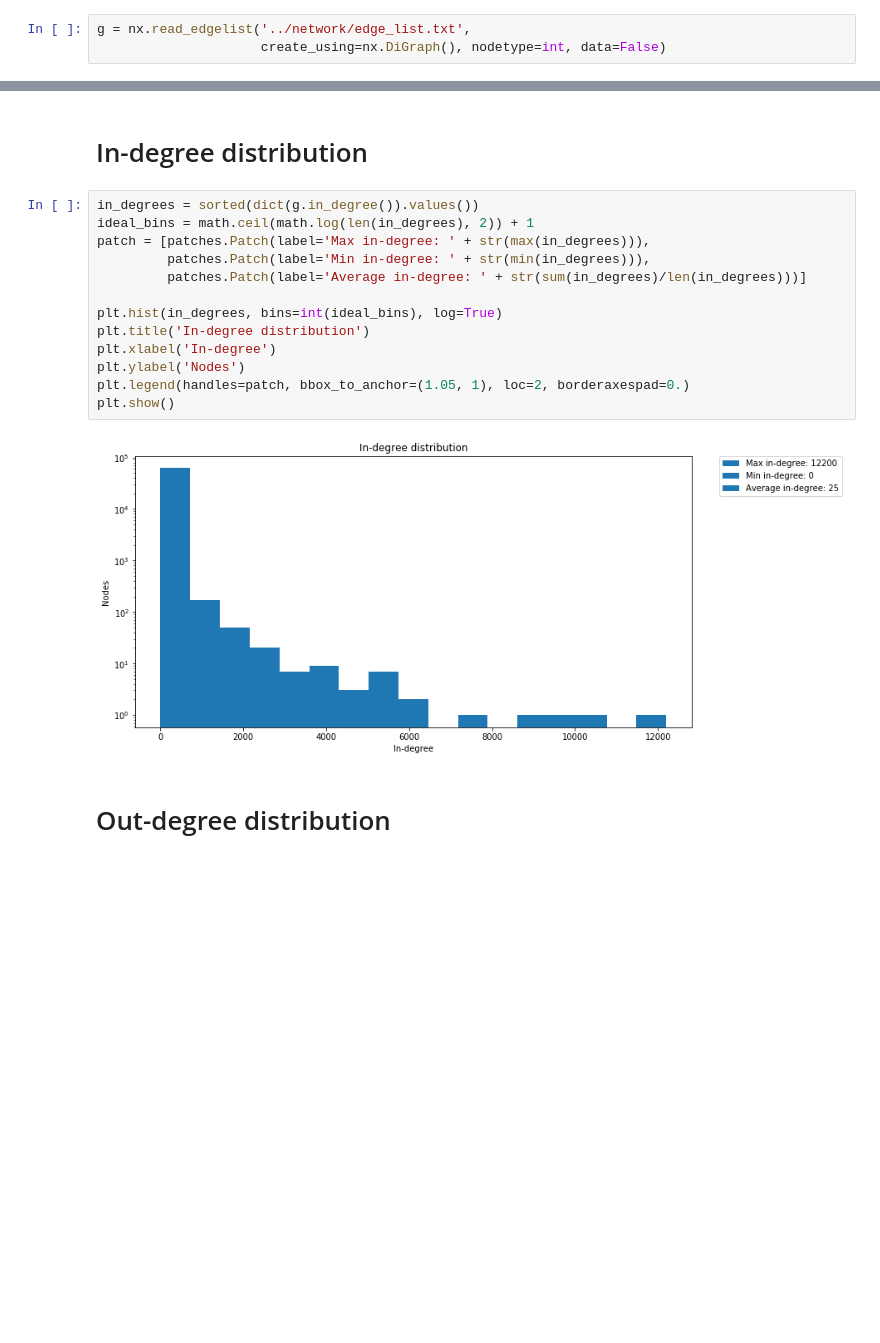
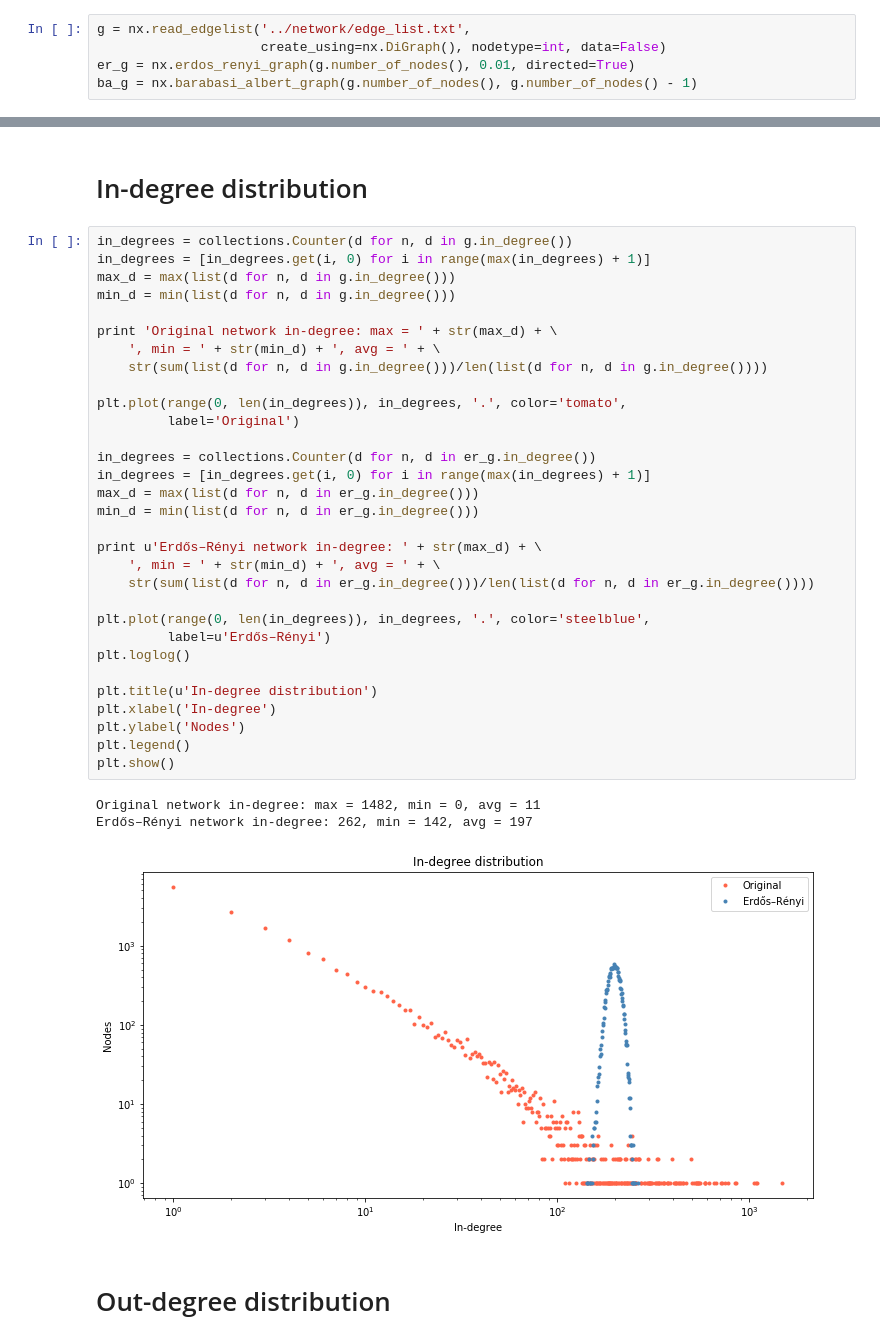
Before and after one commit to biyanisuraj/the_facebook_scandal, a Jupyter notebook: scripts/visualization/network_analysis.ipynb, the cells around one changed output, grey strips where cells are left out. Saved outputs shown, nothing was run; the diff lists cells and outputs as text; blank space fills up the shorter version.

```diff
--- a/scripts/visualization/network_analysis.ipynb
+++ b/scripts/visualization/network_analysis.ipynb
@@ -10,5 +10,7 @@ plt.rcParams["figure.figsize"] = [12., 6.]
 # %%
 g = nx.read_edgelist('../network/edge_list.txt',
                      create_using=nx.DiGraph(), nodetype=int, data=False)
+er_g = nx.erdos_renyi_graph(g.number_of_nodes(), 0.01, directed=True)
+ba_g = nx.barabasi_albert_graph(g.number_of_nodes(), g.number_of_nodes() - 1)
 # %% [markdown]
 # Nodes, edges and selfloops
@@ -27,19 +39,39 @@ True
 # %% [markdown]
 # In-degree distribution
-# %%
-in_degrees = sorted(dict(g.in_degree()).values())
-ideal_bins = math.ceil(math.log(len(in_degrees), 2)) + 1
-patch = [patches.Patch(label='Max in-degree: ' + str(max(in_degrees))),
-         patches.Patch(label='Min in-degree: ' + str(min(in_degrees))),
-         patches.Patch(label='Average in-degree: ' + str(sum(in_degrees)/len(in_degrees)))]
-
-plt.hist(in_degrees, bins=int(ideal_bins), log=True)
-plt.title('In-degree distribution')
-plt.xlabel('In-degree')
-plt.ylabel('Nodes')
-plt.legend(handles=patch, bbox_to_anchor=(1.05, 1), loc=2, borderaxespad=0.)
-plt.show()
-# %% [output]
-[figure, removed]
+# %%
+in_degrees = collections.Counter(d for n, d in g.in_degree())
+in_degrees = [in_degrees.get(i, 0) for i in range(max(in_degrees) + 1)]
+max_d = max(list(d for n, d in g.in_degree()))
+min_d = min(list(d for n, d in g.in_degree()))
+
+print 'Original network in-degree: max = ' + str(max_d) + \
+    ', min = ' + str(min_d) + ', avg = ' + \
+    str(sum(list(d for n, d in g.in_degree()))/len(list(d for n, d in g.in_degree())))
+
+plt.plot(range(0, len(in_degrees)), in_degrees, '.', color='tomato',
+         label='Original')
+
+in_degrees = collections.Counter(d for n, d in er_g.in_degree())
+in_degrees = [in_degrees.get(i, 0) for i in range(max(in_degrees) + 1)]
+max_d = max(list(d for n, d in er_g.in_degree()))
+min_d = min(list(d for n, d in er_g.in_degree()))
+
+print u'Erdős–Rényi network in-degree: ' + str(max_d) + \
+    ', min = ' + str(min_d) + ', avg = ' + \
+    str(sum(list(d for n, d in er_g.in_degree()))/len(list(d for n, d in er_g.in_degree())))
+
+plt.plot(range(0, len(in_degrees)), in_degrees, '.', color='steelblue',
+         label=u'Erdős–Rényi')
+plt.loglog()
+
+plt.title(u'In-degree distribution')
+plt.xlabel('In-degree')
+plt.ylabel('Nodes')
+plt.legend()
+plt.show()
+# %% [output]
+Original network in-degree: max = 1482, min = 0, avg = 11
+Erdős–Rényi network in-degree: 262, min = 142, avg = 197
+[figure, added]
 # %% [markdown]
 # Out-degree distribution
```
Also changed, not shown: parts of 14 cells of this notebook, 1 other file.
